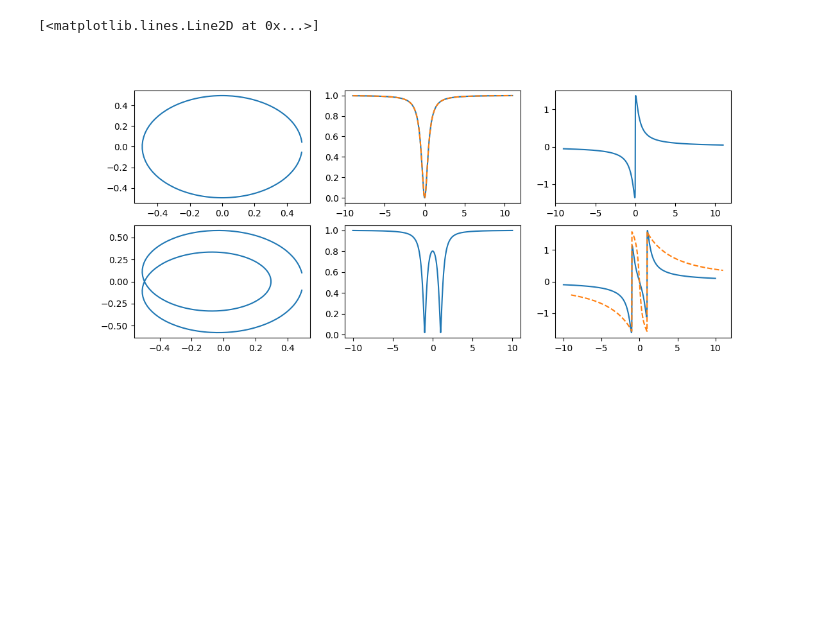
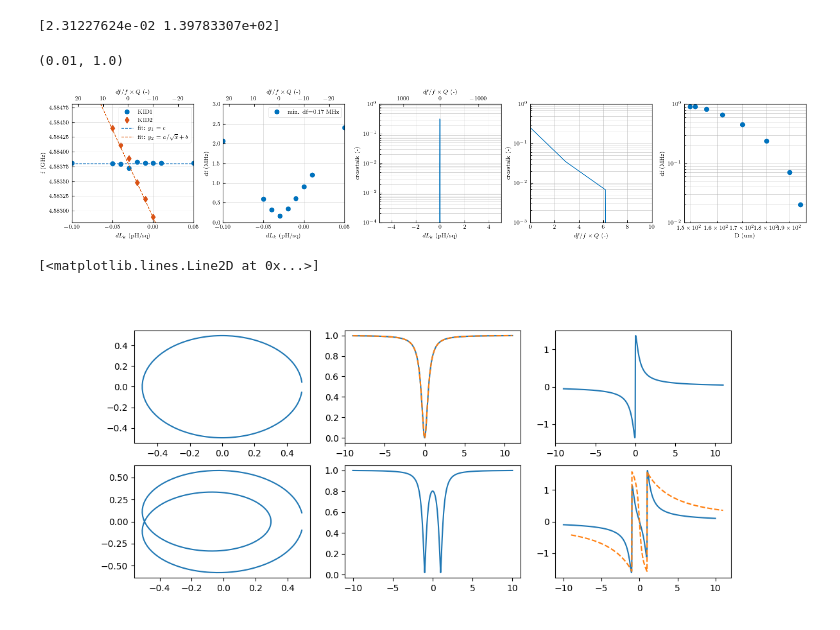
Before and after one commit to wilbertras/spatial-mapping, a Jupyter notebook: Mappings/Masters/crosstalk.ipynb, the cells around one changed output. Drawn from its saved outputs; the diff is of its cells as text; code cells hidden in the pictures; blank space fills up the shorter version.

```diff
--- a/Mappings/Masters/crosstalk.ipynb
+++ b/Mappings/Masters/crosstalk.ipynb
@@ -1,5 +1,8 @@
 # %%
 import numpy as np
 import matplotlib.pyplot as plt
+from scipy.optimize import curve_fit
+import matplotlibcolors_v2
+plt.style.use('matplotlibrc_v2')
 
 %matplotlib widget
@@ -6,3 +20,75 @@ import matplotlib.pyplot as plt
+# %%
+def root(x, a, b):
+    return a/np.sqrt(x) + b
+
+def square(x, a, b):
+    return (a/(x-b))**2
+
+def exp(x, a, b):
+    return a*np.exp(-b*x**2)
+# %%
+popt, _ = curve_fit(root, Lk2, kid2, p0=[1, 0])
+pexp, _ = curve_fit(exp, D*1e-3, df_D)
+print(pexp)
+# %% [output]
+[2.31227624e-02 1.39783307e+02]
+# %%
+fig, axes = plt.subplot_mosaic('abcde', figsize=(15, 3), constrained_layout=True)
+ax = axes['a']
+avg = np.mean(kid1)
+y1 = avg * np.ones(kid1.shape)
+y2 = root(Lk2, *popt)
+Q = 50e3
+df_f = (y2-y1)/y1
+dLk = Lk2-Lk1
+ax.plot(dLk, kid1, 'o ', label='KID1')
+ax.plot(dLk, kid2, 'd ', label='KID2')
+ax2 = ax.secondary_xaxis('top', functions=(lambda x: (root(x+Lk1, *popt)-avg)/avg*Q, lambda x: (square(x/Q*avg+avg, *popt)-Lk1)))
+ax2.set_xlabel('$df/f\\times Q$ (-)')
+ax.set_xlabel('$dL_k$ (pH/sq)')
+ax.set_ylabel('f (GHz)')
+ax.plot(dLk, y1, ls='--', c='b', label='fit: $y_1=c$')
+ax.plot(dLk, y2, ls='--', c='o', label='fit: $y_2=a/\\sqrt{x}+b$')
+ax.set_xlim([-.1, 0.05])
+ax.set_ylim([-.001, 0.001]+avg)
+ax.legend()
+ax = axes['b']
+ax.plot(dLk, (f2_Lk-f1_Lk)*1e3, marker='o', ls='None', label='min. df=%.2f MHz' % np.min(np.abs(f2_Lk-f1_Lk)*1e3))
+# ax.plot(dLk, np.abs(y1-y2)*1e3, ls='--', c='k', label='y1-y2')
+ax2 = ax.secondary_xaxis('top', functions=(lambda x: (root(x+Lk1, *popt)-avg)/avg*Q, lambda x: (square(x/Q*avg+avg, *popt)-Lk1)))
+ax2.set_xlabel('$df/f\\times Q$ (-)')
+ax.set_xlabel('$dL_k$ (pH/sq)')
+ax.set_ylabel('df (MHz)')
+ax.set_xlim([-.1, .05])
+ax.set_ylim([0, 3])
+ax.legend()
+ax = axes['c']
+ct = np.abs(np.diff(kid1))/np.abs(np.diff(kid2))
+lw = (root(dLk+Lk1, *popt)-avg)/avg*Q
+ax2 = ax.secondary_xaxis('top', functions=(lambda x: (root(x+Lk1, *popt)-avg)/avg*Q, lambda x: (square(x/Q*avg+avg, *popt)-Lk1)))
+ax2.set_xlabel('$df/f\\times Q$ (-)')
+ax.semilogy(dLk[1:], ct)
+ax.set_xlim([-5, 5])
+ax.set_ylim(1e-4, 1e0)
+ax.set_xlabel('$dL_k$ (pH/sq)')
+ax.set_ylabel('crosstalk (-)')
+ax = axes['d']
+ax.semilogy(lw[1:], ct)
+ax.set_xlim([0, 10])
+ax.set_ylim([1e-3, 1e0])
+ax.set_xlabel('$df/f\\times Q$ (-)')
+ax.set_ylabel('crosstalk (-)')
+ax = axes['e']
+ax.loglog(D, df_D*1e3, marker='o', ls='None')
+ax.set_xlabel('D (um)')
+ax.set_ylabel('df (MHz)')
+# ax.set_xlim([150, 200])
+ax.set_ylim([1e-2, 1e0])
+# _ = ax.set_xticks([150, 160, 170, 180, 190, 200])
+# _ = ax.set_xticklabels([150, 160, 170, 180, 190, 200])
+# %% [output]
+(0.01, 1.0)
+[figure, added]
 # %%
 def S21(S, X):
     R = (S+4*X**2)/(1+4*X**2)
```
Also changed, not shown: parts of 1 cell of this notebook, 8 other files.
